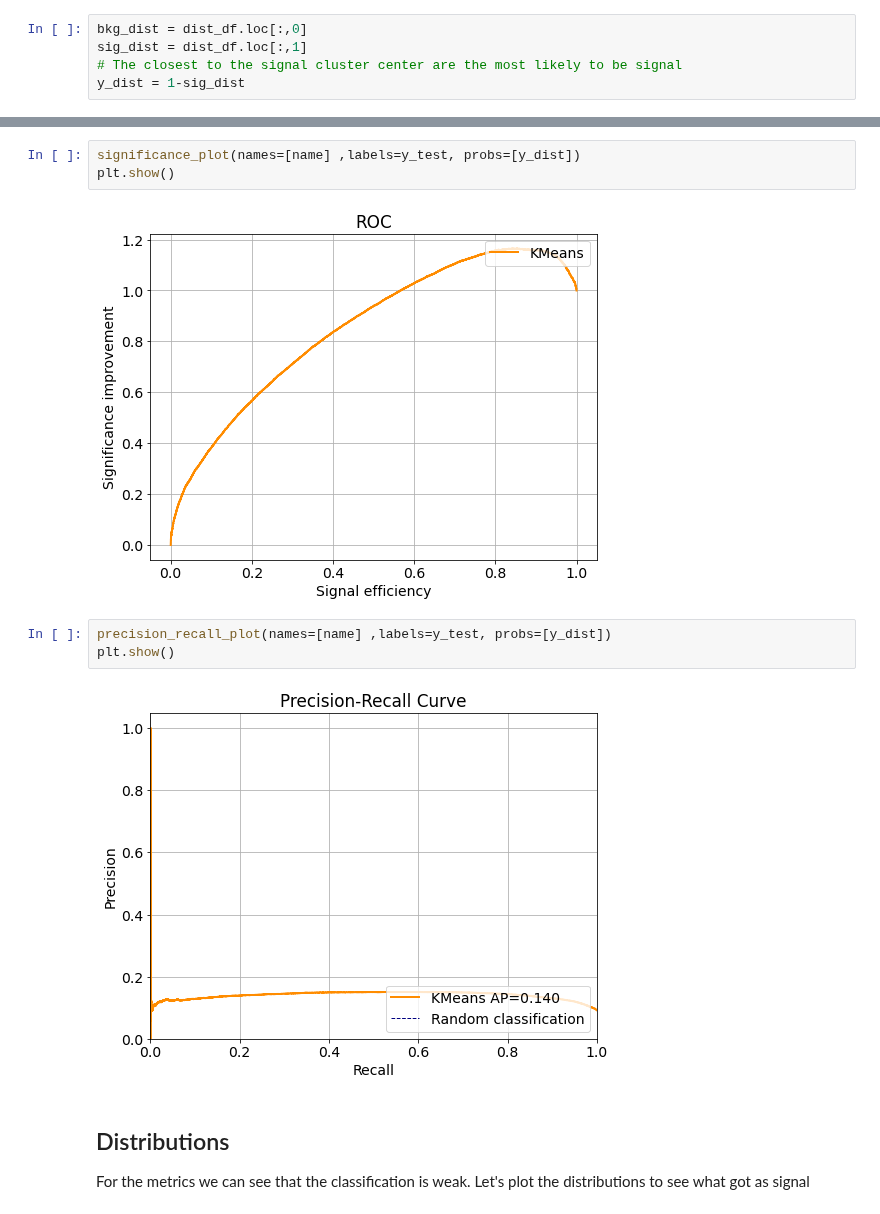
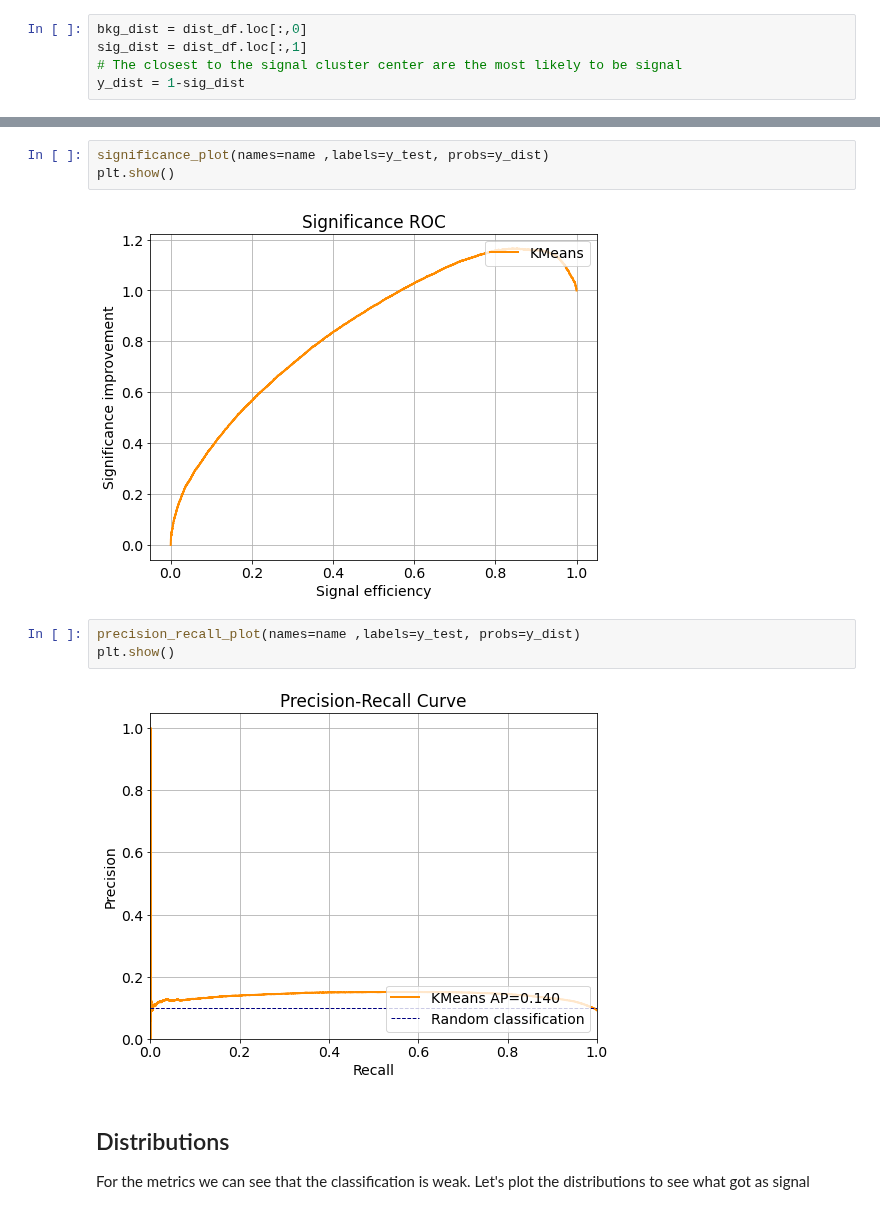
Before and after one commit to marianaiv/benchtools, a Jupyter notebook: notebooks/09.0-Kmeans-classification.ipynb, the cells around one changed output, grey strips where cells are left out. Saved outputs shown, nothing was run; the diff lists cells and outputs as text.

```diff
--- a/notebooks/09.0-Kmeans-classification.ipynb
+++ b/notebooks/09.0-Kmeans-classification.ipynb
@@ -136,13 +136,13 @@ plt.show()
 # %%
-significance_plot(names=[name] ,labels=y_test, probs=[y_dist])
+significance_plot(names=name ,labels=y_test, probs=y_dist)
 plt.show()
 # %% [output]
-[figure, old version]
+[figure, new version]
 # %%
-precision_recall_plot(names=[name] ,labels=y_test, probs=[y_dist])
+precision_recall_plot(names=name ,labels=y_test, probs=y_dist)
 plt.show()
 # %% [output]
-[figure, old version]
+[figure, new version]
 # %% [markdown]
 ## Distributions
 For the metrics we can see that the classification is weak. Let's plot the distributions to see what got as signal
```
Also changed, not shown: parts of 2 cells of this notebook.
